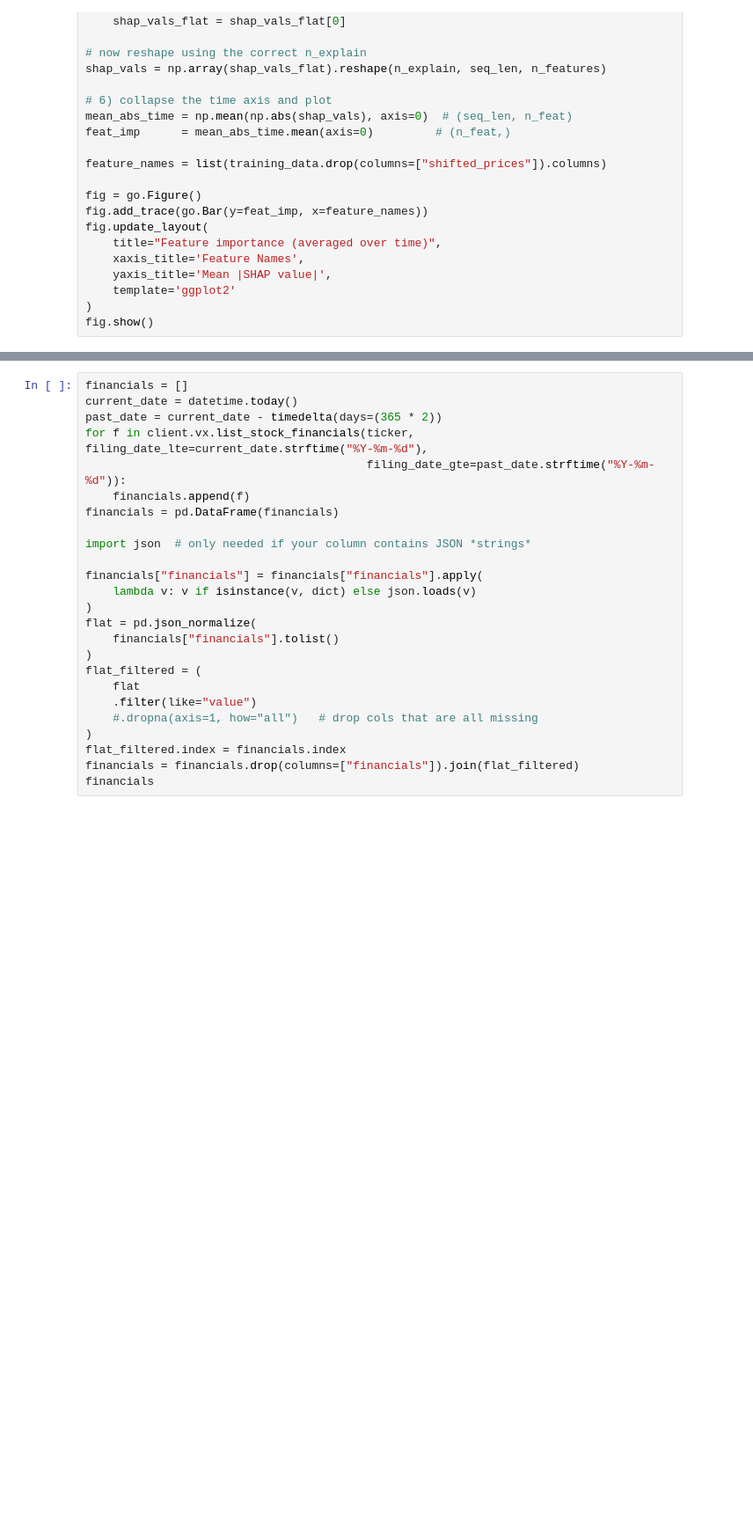
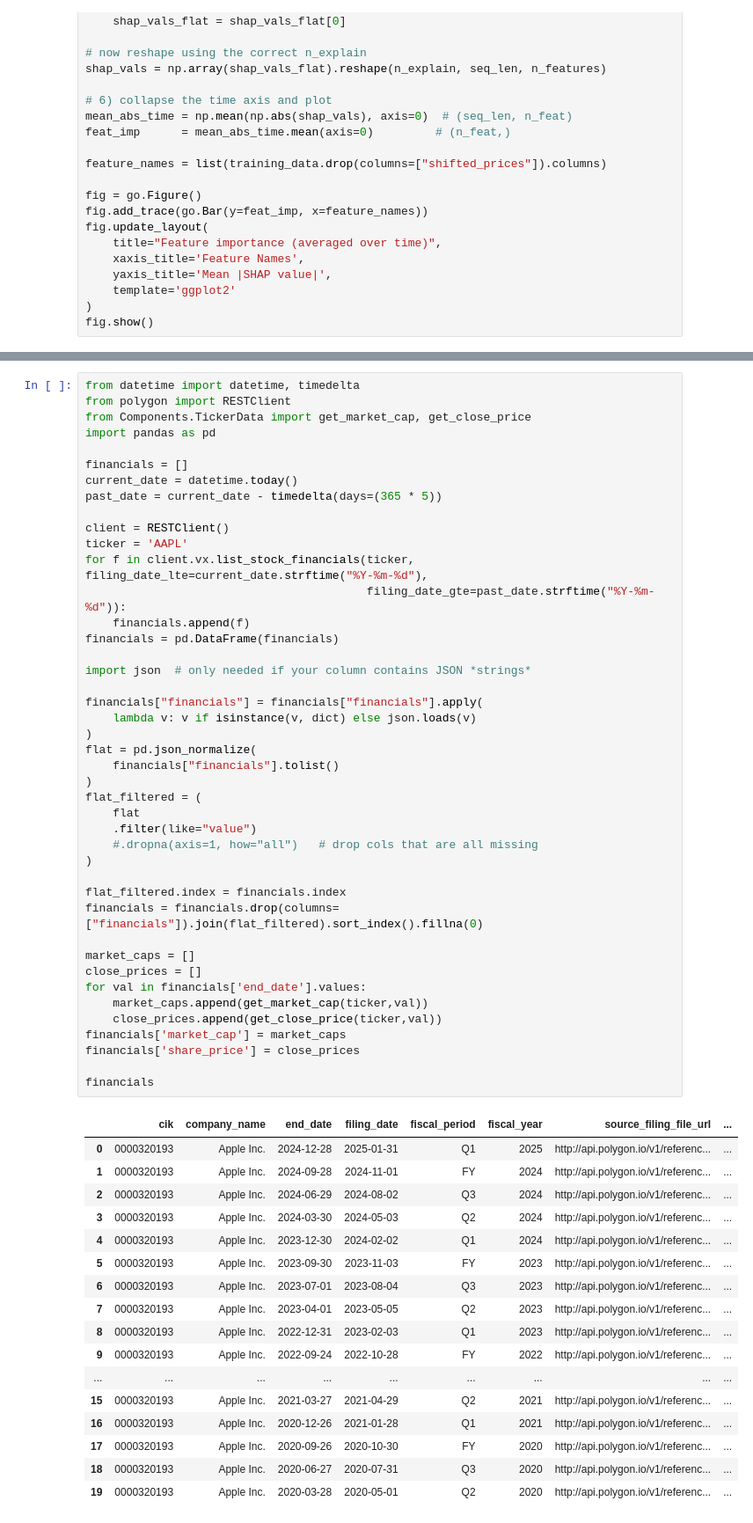
Before and after one commit to taltmann0818/Project_DeepGreen, a Jupyter notebook: Price Prediction2.ipynb, the cells around one changed output, grey strips where cells are left out. Shown: that part at 88% size. Cells and saved outputs as stored; diff of their text form; blank space fills up the shorter version.

```diff
--- a/Price Prediction2.ipynb
+++ b/Price Prediction2.ipynb
@@ -404,25 +413,61 @@ fig.show()
 # %%
+from datetime import datetime, timedelta
+from polygon import RESTClient
+from Components.TickerData import get_market_cap, get_close_price
+import pandas as pd
+
 financials = []
 current_date = datetime.today()
-past_date = current_date - timedelta(days=(365 * 2))
+past_date = current_date - timedelta(days=(365 * 5))
+
+client = RESTClient()
+ticker = 'AAPL'
 for f in client.vx.list_stock_financials(ticker, filing_date_lte=current_date.strftime("%Y-%m-%d"),
                                          filing_date_gte=past_date.strftime("%Y-%m-%d")):
     financials.append(f)
 financials = pd.DataFrame(financials)
 
 import json  # only needed if your column contains JSON *strings*
 
 financials["financials"] = financials["financials"].apply(
     lambda v: v if isinstance(v, dict) else json.loads(v)
 )
 flat = pd.json_normalize(
     financials["financials"].tolist()
 )
 flat_filtered = (
     flat
     .filter(like="value")
     #.dropna(axis=1, how="all")   # drop cols that are all missing
 )
+
 flat_filtered.index = financials.index
-financials = financials.drop(columns=["financials"]).join(flat_filtered)
+financials = financials.drop(columns=["financials"]).join(flat_filtered).sort_index().fillna(0)
+
+market_caps = []
+close_prices = []
+for val in financials['end_date'].values:
+    market_caps.append(get_market_cap(ticker,val))
+    close_prices.append(get_close_price(ticker,val))
+financials['market_cap'] = market_caps
+financials['share_price'] = close_prices
+
 financials
+# %% [output]
+|  | cik | company_name | end_date | filing_date | fiscal_period | fiscal_year | source_filing_file_url | ... |
+| 0 | 0000320193 | Apple Inc. | 2024-12-28 | 2025-01-31 | Q1 | 2025 | http://api.polygon.io/v1/referenc... | ... |
+| 1 | 0000320193 | Apple Inc. | 2024-09-28 | 2024-11-01 | FY | 2024 | http://api.polygon.io/v1/referenc... | ... |
+| 2 | 0000320193 | Apple Inc. | 2024-06-29 | 2024-08-02 | Q3 | 2024 | http://api.polygon.io/v1/referenc... | ... |
+| 3 | 0000320193 | Apple Inc. | 2024-03-30 | 2024-05-03 | Q2 | 2024 | http://api.polygon.io/v1/referenc... | ... |
+| 4 | 0000320193 | Apple Inc. | 2023-12-30 | 2024-02-02 | Q1 | 2024 | http://api.polygon.io/v1/referenc... | ... |
+| 5 | 0000320193 | Apple Inc. | 2023-09-30 | 2023-11-03 | FY | 2023 | http://api.polygon.io/v1/referenc... | ... |
+| 6 | 0000320193 | Apple Inc. | 2023-07-01 | 2023-08-04 | Q3 | 2023 | http://api.polygon.io/v1/referenc... | ... |
+| 7 | 0000320193 | Apple Inc. | 2023-04-01 | 2023-05-05 | Q2 | 2023 | http://api.polygon.io/v1/referenc... | ... |
+| 8 | 0000320193 | Apple Inc. | 2022-12-31 | 2023-02-03 | Q1 | 2023 | http://api.polygon.io/v1/referenc... | ... |
+| 9 | 0000320193 | Apple Inc. | 2022-09-24 | 2022-10-28 | FY | 2022 | http://api.polygon.io/v1/referenc... | ... |
+| ... | ... | ... | ... | ... | ... | ... | ... | ... |
+| 15 | 0000320193 | Apple Inc. | 2021-03-27 | 2021-04-29 | Q2 | 2021 | http://api.polygon.io/v1/referenc... | ... |
+| 16 | 0000320193 | Apple Inc. | 2020-12-26 | 2021-01-28 | Q1 | 2021 | http://api.polygon.io/v1/referenc... | ... |
+| 17 | 0000320193 | Apple Inc. | 2020-09-26 | 2020-10-30 | FY | 2020 | http://api.polygon.io/v1/referenc... | ... |
+| 18 | 0000320193 | Apple Inc. | 2020-06-27 | 2020-07-31 | Q3 | 2020 | http://api.polygon.io/v1/referenc... | ... |
+| 19 | 0000320193 | Apple Inc. | 2020-03-28 | 2020-05-01 | Q2 | 2020 | http://api.polygon.io/v1/referenc... | ... |
```
Also changed, not shown: parts of 5 cells of this notebook, 17 other files.
